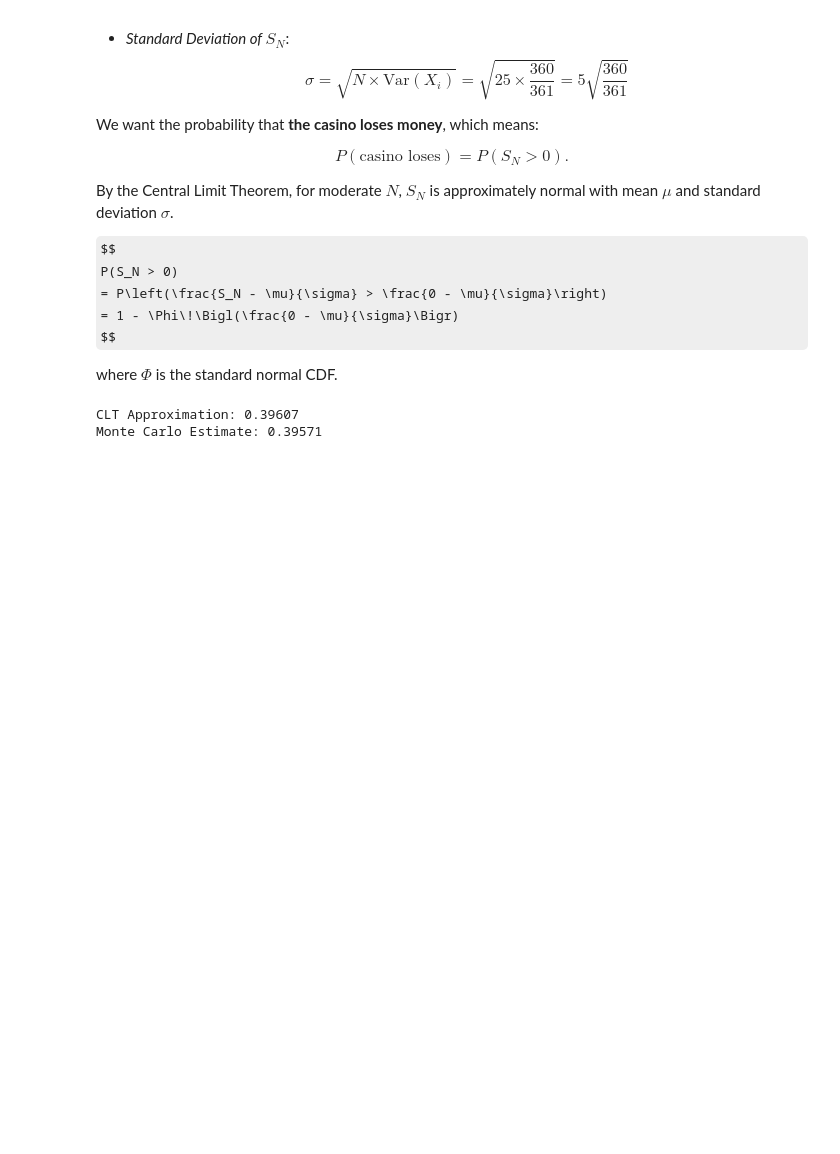
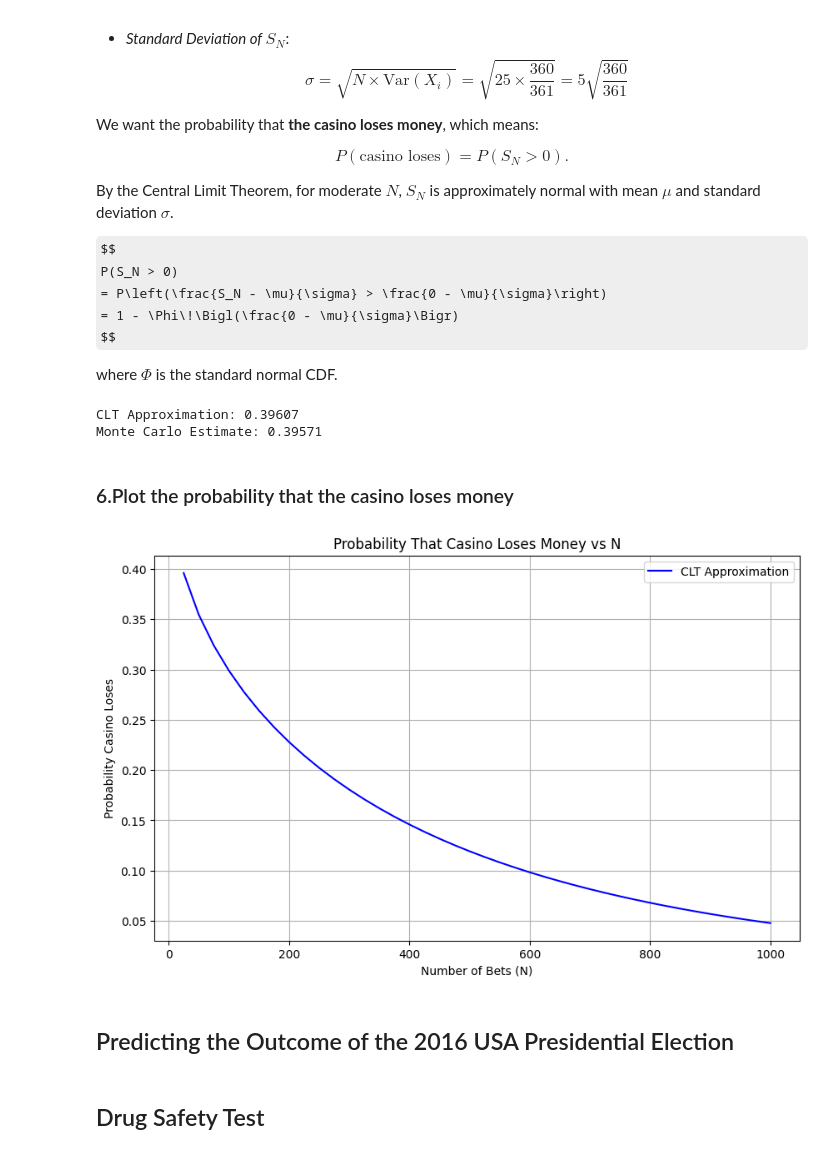
Before and after one commit to Amir-rfz/Data-Science-Course-Projects-S2025, a Jupyter notebook: CA0/CA0.ipynb, the cells around one changed output. Saved outputs shown, nothing was run; the diff lists cells and outputs as text; code cells hidden in the pictures; some formulas as TeX source; blank space fills up the shorter version.

```diff
--- a/CA0/CA0.ipynb
+++ b/CA0/CA0.ipynb
@@ -243,3 +245,41 @@ print(f"Monte Carlo Estimate: {mc_probability:.5f}")
 # %% [output]
 CLT Approximation: 0.39607
 Monte Carlo Estimate: 0.39571
+# %% [markdown]
+### 6.Plot the probability that the casino loses money
+# %%
+import numpy as np
+import math
+import matplotlib.pyplot as plt
+from scipy.stats import norm
+
+N_values = np.arange(25, 1001, 25)  # Values of N from 25 to 1000 in steps of 25
+
+clt_probabilities = []
+mc_probabilities = []
+
+for N in N_values:
+    mu = N * Expected_value_single
+    sigma = math.sqrt(N * Variance_single)
+    z_value = (0 - mu) / sigma
+    clt_prob = 1 - norm.cdf(z_value)
+    clt_probabilities.append(clt_prob)
+
+    # mc_prob = monte_carlo_estimate(N, num_simulations)
+    # mc_probabilities.append(mc_prob)
+
+plt.figure(figsize=(10, 6))
+plt.plot(N_values, clt_probabilities, label="CLT Approximation", color='blue')
+# plt.plot(N_values, mc_probabilities, label="Monte Carlo Estimate", color='red')
+plt.xlabel("Number of Bets (N)")
+plt.ylabel("Probability Casino Loses")
+plt.title("Probability That Casino Loses Money vs N")
+plt.legend()
+plt.grid()
+plt.show()
+# %% [output]
+[figure, added]
+# %% [markdown]
+## Predicting the Outcome of the 2016 USA Presidential Election
+# %% [markdown]
+## Drug Safety Test
```
Also changed, not shown: parts of 2 cells of this notebook, 2 other files.
